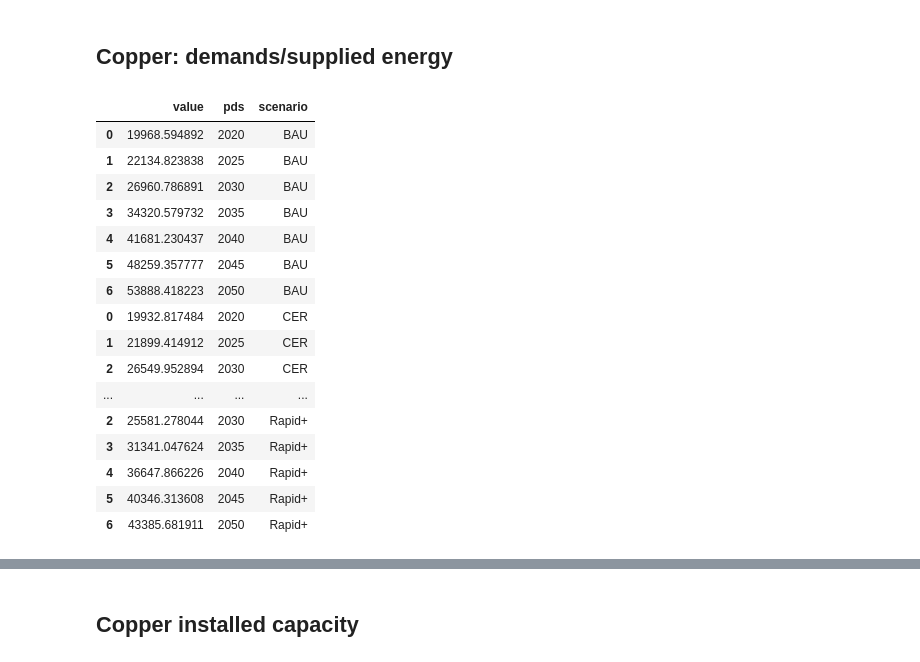
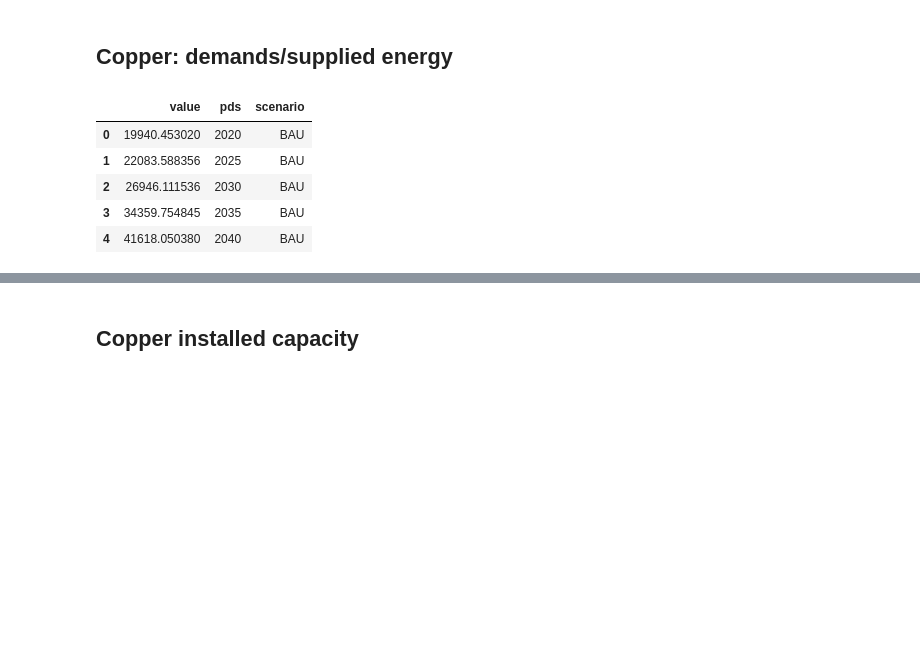
Before and after one commit to david-huck/canadopt, a Jupyter notebook: sandbox.ipynb, the cells around one changed output, grey strips where cells are left out. Saved outputs shown, nothing was run; the diff lists cells and outputs as text; code cells hidden in the pictures; blank space fills up the shorter version.

```diff
--- a/sandbox.ipynb
+++ b/sandbox.ipynb
@@ -65,8 +68,8 @@ def copper_result_dir(abm_result_dir: Path):
     return result_dirs[int(iteration)]
 
 abm_result_dirs = Path("results").iterdir()
-date = "20240510"
-abm_result_dirs = [d for d in abm_result_dirs if date in d.name]
+date_str = "20240611"
+abm_result_dirs = [d for d in abm_result_dirs if date_str in d.name]
 # abm_result_dirs
 result_df = pd.DataFrame(list([(d, copper_result_dir(d)) for d in sorted(abm_result_dirs)]), columns=["ABM path", "ESM path"])
 result_df["iteration"] = result_df["ABM path"].apply( lambda p: p.stem.rsplit("_",1)[-1]).astype(int)
@@ -228,17 +213,45 @@ def abm_total_ann_cost(abm_res):
     # sum
     total_abm_cost = ann_cost_agent_map.groupby(["RunId"]).sum().sum(axis=1)
     return total_abm_cost.to_frame(name="agg. annual costs")
+
+def abm_cost_components(abm_res):
+    cost_comps = abm_res.results_df[["AgentID","RunId","year",'Cost components','Appliance name']]
+    cost_comps = transform_dict_column(cost_comps, "Cost components", return_cols=False)
+    cost_comps_l = cost_comps.melt(id_vars=["AgentID","RunId","year","Appliance name"])
+    # divide by 4 to account for quarter-annual resolution
+    cost_comps_l = cost_comps_l.groupby(["RunId","Appliance name","variable"])["value"].sum()/4
+    return cost_comps_l.reset_index()
+
+def get_agg_fuel_demands(abm_res, scenario, keep_nth_year=5):
+    # demand is a model parameter, but will be reported for each agent, too
+    fuel_demand = transform_dict_column(abm_res.results_df[["RunId","year", 'Energy demand time series']], 'Energy demand time series', return_cols=False)
+    duplicated = fuel_demand[["RunId","year"]].duplicated()
+    fuel_demand = fuel_demand.loc[~duplicated,:]
+    keep_years = fuel_demand["year"] % keep_nth_year == 0
+    fuel_demand = fuel_demand.loc[keep_years,:]
+    fuel_demand = fuel_demand.set_index(["RunId","year"])
+
+    def cell_sum(col):
+        return np.vstack(col.values).sum(axis=1)
+
+    agg_fuel_demand = fuel_demand.apply(cell_sum)
+    agg_fuel_demand_l = agg_fuel_demand.groupby(["RunId","year"]).sum().melt(ignore_index=False)
+    agg_fuel_demand_l["variable"] = agg_fuel_demand_l["variable"].apply(lambda fuel:fuel.value)
+    agg_fuel_demand_l["scenario"] = scenario
+    return agg_fuel_demand_l
 # %%
 
 
 tech_share_dfs = []
 fuel_demands = []
+uncertain_fuel_demands = []
 subsidy_dfs = []
 emission_dfs = []
 lcoh_dfs = []
 spendings_dfs = []
 retrofit_costs = []
 abm_agg_cost = []
+abm_cost_comps = []
 
 for scenario in result_df.Scenario.unique():
     # print(scenario,":", result_df.query(f"iteration==1 and Scenario=='{scenario}'"))
@@ -259,6 +272,8 @@ for scenario in result_df.Scenario.unique():
     emiss["scenario"] = scenario
     emission_dfs.append(emiss)
 
+    uncertain_fuel_demands.append(get_agg_fuel_demands(abm_res, scenario))
+
     lcohs = pd.DataFrame.from_records(abm_res.results_df["LCOH"])
     lcohs[['year','RunId','AgentID',"Refurbished"]] = abm_res.results_df[['year','RunId','AgentID',"Refurbished"]]
     long_lcohs = lcohs.set_index(["year","RunId","AgentID","Refurbished"]).melt(ignore_index=False).reset_index().drop("AgentID", axis=1)
@@ -273,6 +288,10 @@ for scenario in result_df.Scenario.unique():
     total_spendings["scenario"] = scenario
     spendings_dfs.append(total_spendings)
 
+    cost_comps = abm_cost_components(abm_res)
+    cost_comps["scenario"] = scenario
+    abm_cost_comps.append(cost_comps)
+
     abm_agg_annual_costs = abm_total_ann_cost(abm_res)
     abm_agg_annual_costs["scenario"] = scenario
     abm_agg_cost.append(abm_agg_annual_costs)
@@ -280,13 +299,14 @@ for scenario in result_df.Scenario.unique():
 
 scenario_tech_shares = pd.concat(tech_share_dfs)
 scenario_fuel_demands = pd.concat(fuel_demands)
+scenario_uncertain_fuel_demands = pd.concat(uncertain_fuel_demands)
 scenario_emissions = pd.concat(emission_dfs)
 scenario_subsidies = pd.concat(subsidy_dfs)
 scenario_lcohs = pd.concat(lcoh_dfs)
 scenario_spendings = pd.concat(spendings_dfs)
 scenario_retrofit_costs = pd.concat(retrofit_costs)
 abm_agg_costs = pd.concat(abm_agg_cost)
-
+abm_cost_comps = pd.concat(abm_cost_comps)
 scenario_retrofit_costs.head()
 # %% [output]
 |  | Retrofit costs (CAD) | scenario |
@@ -581,10 +833,10 @@ fig
 # %%
 from copper.phases.postprocessing import get_all_supply
 
-total_demand_dfs = []
 peak_supply_dfs = []
 supply_dfs = []
 supply_share_dfs = []
+total_supply_dfs = []
 for scenario in result_df.Scenario.unique():
     path = result_df.query(f"iteration==1 and Scenario=='{scenario}'")["ESM path"].values[0]
     sup_df = get_all_supply(path)
@@ -617,33 +869,22 @@ copper_demand_peaks_long["scenario"] = "COPPER projection"
 # %%
 from main import add_abm_demand_to_projection, spread_model_demand
 demands = []
 for scenario, scen_df in scenario_fuel_demands.groupby("scenario"):
     scen_name = "BAU_scenario" if scenario=="BAU" else "CER_scenario"
     demand_projection = add_abm_demand_to_projection(scen_df, scen_name).max().reset_index()
     demand_projection["pds"] = demand_projection["index"].str.split(".", expand=True)[1].astype(int)
     demand_projection["scenario"] = scenario
     demands.append(demand_projection)
 
 scen_peak_demand_df = pd.concat(demands).rename({0:"value"}, axis=1).drop("index", axis=1)
-scen_peak_demand_df
+scen_peak_demand_df.head()
 # %% [output]
 |  | value | pds | scenario |
-| 0 | 19968.594892 | 2020 | BAU |
-| 1 | 22134.823838 | 2025 | BAU |
-| 2 | 26960.786891 | 2030 | BAU |
-| 3 | 34320.579732 | 2035 | BAU |
-| 4 | 41681.230437 | 2040 | BAU |
-| 5 | 48259.357777 | 2045 | BAU |
-| 6 | 53888.418223 | 2050 | BAU |
-| 0 | 19932.817484 | 2020 | CER |
-| 1 | 21899.414912 | 2025 | CER |
-| 2 | 26549.952894 | 2030 | CER |
-| ... | ... | ... | ... |
-| 2 | 25581.278044 | 2030 | Rapid+ |
-| 3 | 31341.047624 | 2035 | Rapid+ |
-| 4 | 36647.866226 | 2040 | Rapid+ |
-| 5 | 40346.313608 | 2045 | Rapid+ |
-| 6 | 43385.681911 | 2050 | Rapid+ |
+| 0 | 19940.453020 | 2020 | BAU |
+| 1 | 22083.588356 | 2025 | BAU |
+| 2 | 26946.111536 | 2030 | BAU |
+| 3 | 34359.754845 | 2035 | BAU |
+| 4 | 41618.050380 | 2040 | BAU |
 # %%
 peaks_df = pd.concat([scen_peak_demand_df, copper_demand_peaks_long])
 peaks_df["value"] /= 1e3
```
Also changed, not shown: parts of 67 cells of this notebook.
